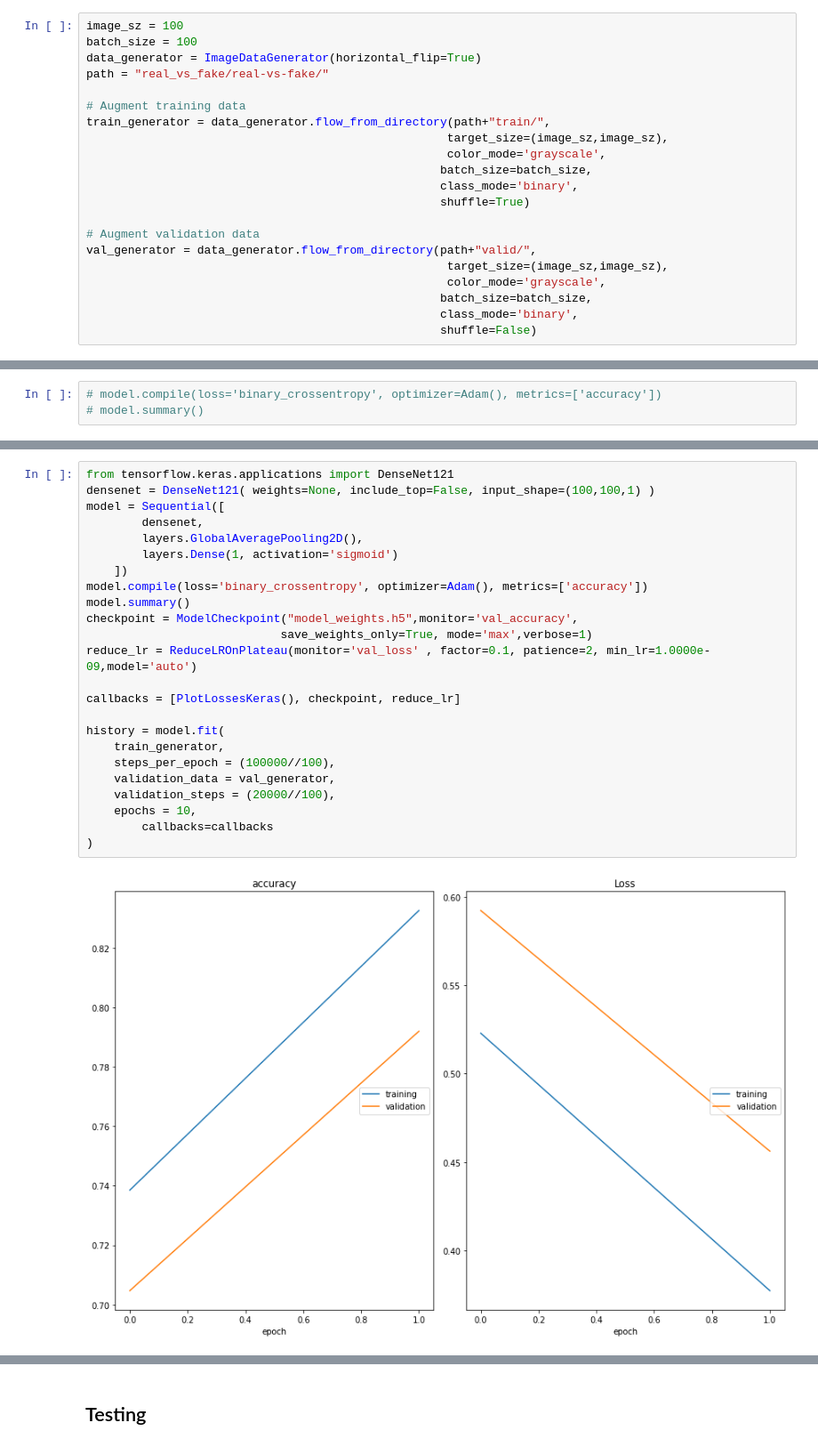
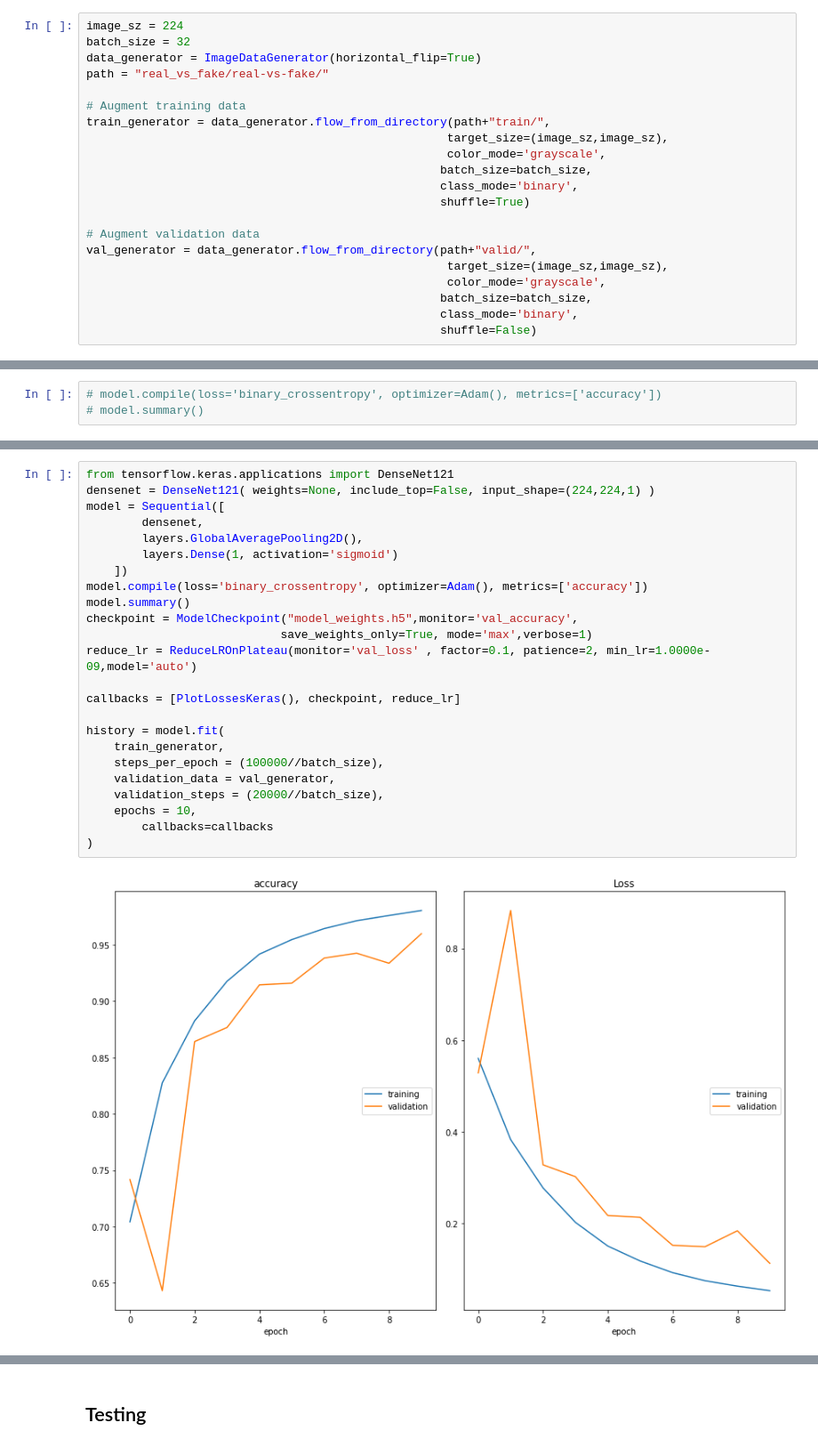
Before and after one commit to anzeder/Fake_Face_Detection, a Jupyter notebook: Fake_Face_Training.ipynb, the cells around one changed output, grey strips where cells are left out. Shown: that part at 89% size. Saved outputs shown, nothing was run; the diff lists cells and outputs as text.

```diff
--- a/Fake_Face_Training.ipynb
+++ b/Fake_Face_Training.ipynb
@@ -85,8 +114,8 @@ print(str(s1) + " real images.")
 # %% [markdown]
 <h2>Preprocessing
 # %%
-image_sz = 100
-batch_size = 100
+image_sz = 224
+batch_size = 32
 data_generator = ImageDataGenerator(horizontal_flip=True)
 path = "real_vs_fake/real-vs-fake/"
 
@@ -150,28 +182,28 @@ history = model.fit(
 ) -->
 # %%
 from tensorflow.keras.applications import DenseNet121
-densenet = DenseNet121( weights=None, include_top=False, input_shape=(100,100,1) )
+densenet = DenseNet121( weights=None, include_top=False, input_shape=(224,224,1) )
 model = Sequential([
         densenet,
         layers.GlobalAveragePooling2D(),
         layers.Dense(1, activation='sigmoid')
     ])
 model.compile(loss='binary_crossentropy', optimizer=Adam(), metrics=['accuracy'])
 model.summary()
 checkpoint = ModelCheckpoint("model_weights.h5",monitor='val_accuracy',
                             save_weights_only=True, mode='max',verbose=1)
 reduce_lr = ReduceLROnPlateau(monitor='val_loss' , factor=0.1, patience=2, min_lr=1.0000e-09,model='auto')
 
 callbacks = [PlotLossesKeras(), checkpoint, reduce_lr]
 
 history = model.fit(
     train_generator,
-    steps_per_epoch = (100000//100),
+    steps_per_epoch = (100000//batch_size),
     validation_data = val_generator,
-    validation_steps = (20000//100),
+    validation_steps = (20000//batch_size),
     epochs = 10,
         callbacks=callbacks
 )
 # %% [output]
-[figure, old version]
+[figure, new version]
 accuracy
```
Also changed, not shown: parts of 8 cells of this notebook, 2 other files.
